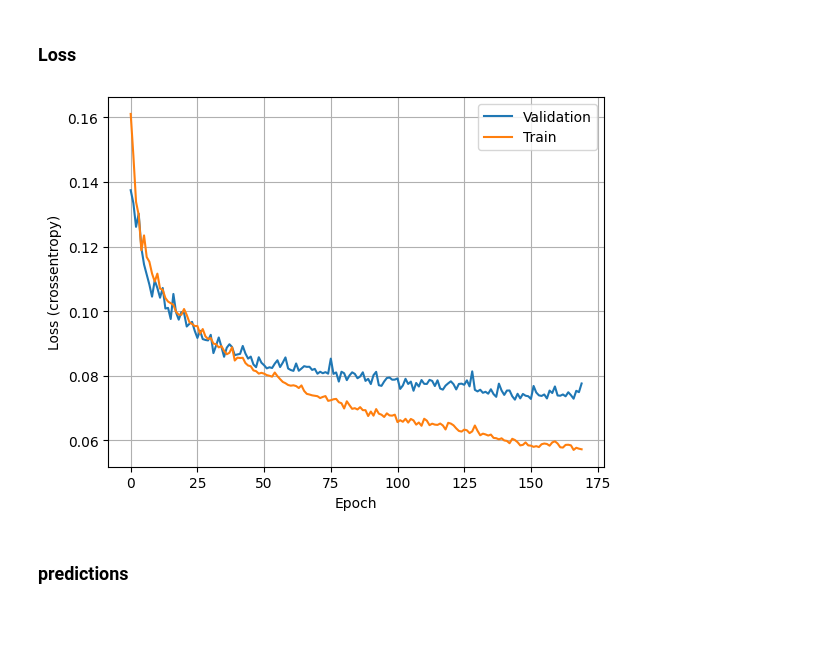
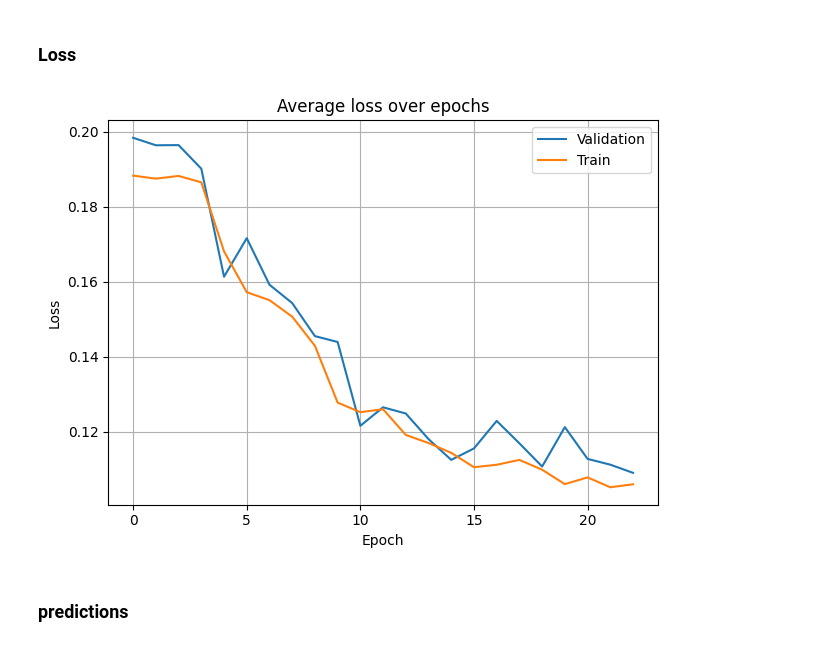
Before and after one commit to shepai/Quadruped, a Jupyter notebook: Code/UBERMODEL/embedding/models/view.ipynb, the cells around one changed output. Drawn from its saved outputs; the diff is of its cells as text; code cells hidden in the pictures; blank space fills up the shorter version.

```diff
--- a/Code/UBERMODEL/embedding/models/view.ipynb
+++ b/Code/UBERMODEL/embedding/models/view.ipynb
@@ -18,18 +18,27 @@ y = scaler.fit_transform(y)
 # %% [markdown]
 ### Loss
 # %%
-losses=np.load("/its/home/drs25/Quadruped/Code/UBERMODEL/models/regressive_lstm_loss_norm_0.3.npy")
+losses1=np.load("/its/home/drs25/Quadruped/Code/UBERMODEL/models/regressive_lstm_loss_norm_t1.npy")
+losses2=np.load("/its/home/drs25/Quadruped/Code/UBERMODEL/models/regressive_lstm_loss_norm_t2.npy")
+losses3=np.load("/its/home/drs25/Quadruped/Code/UBERMODEL/models/regressive_lstm_loss_norm_t3.npy")
+try:
+    losses=(losses1+losses2+losses3)/3
+except ValueError:
+    losses=losses1
 loss_train=losses[:,0]
 loss_val=losses[:,1]
 plt.plot(loss_val,label="Validation")
 plt.plot(loss_train,label="Train")
 plt.grid()
-plt.ylabel("Loss (crossentropy)")
+plt.ylabel("Loss")
 plt.xlabel("Epoch")
 plt.legend(loc="upper right")
+plt.title("Average loss over epochs")
+plt.tight_layout()
+plt.savefig("/its/home/drs25/Quadruped/assets/plots/loss.pdf")
 plt.show()
 # %% [output]
-[figure, old version]
+[figure, new version]
 # %% [markdown]
 ### predictions
 # %%
```
Also changed, not shown: parts of 2 cells of this notebook, 2 other files.
